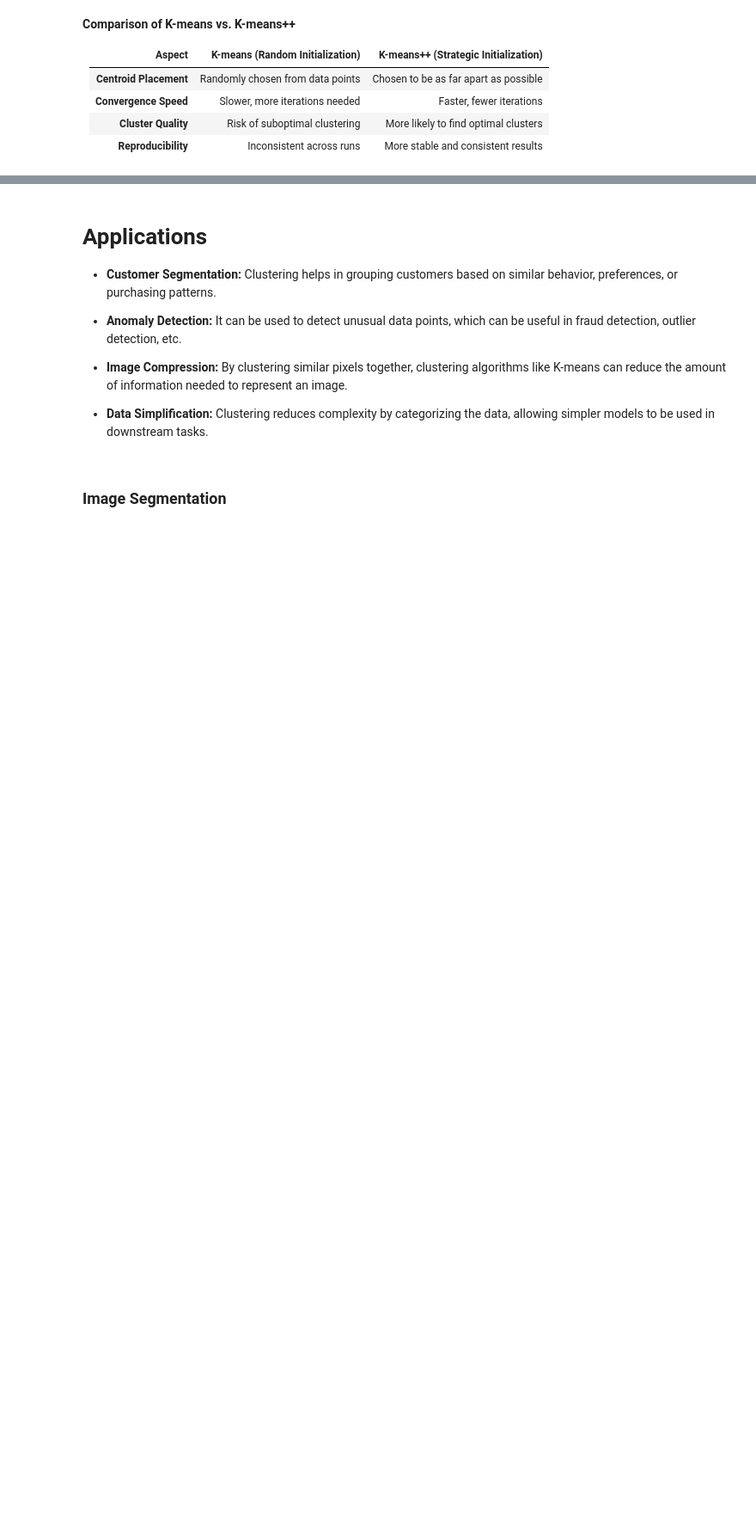
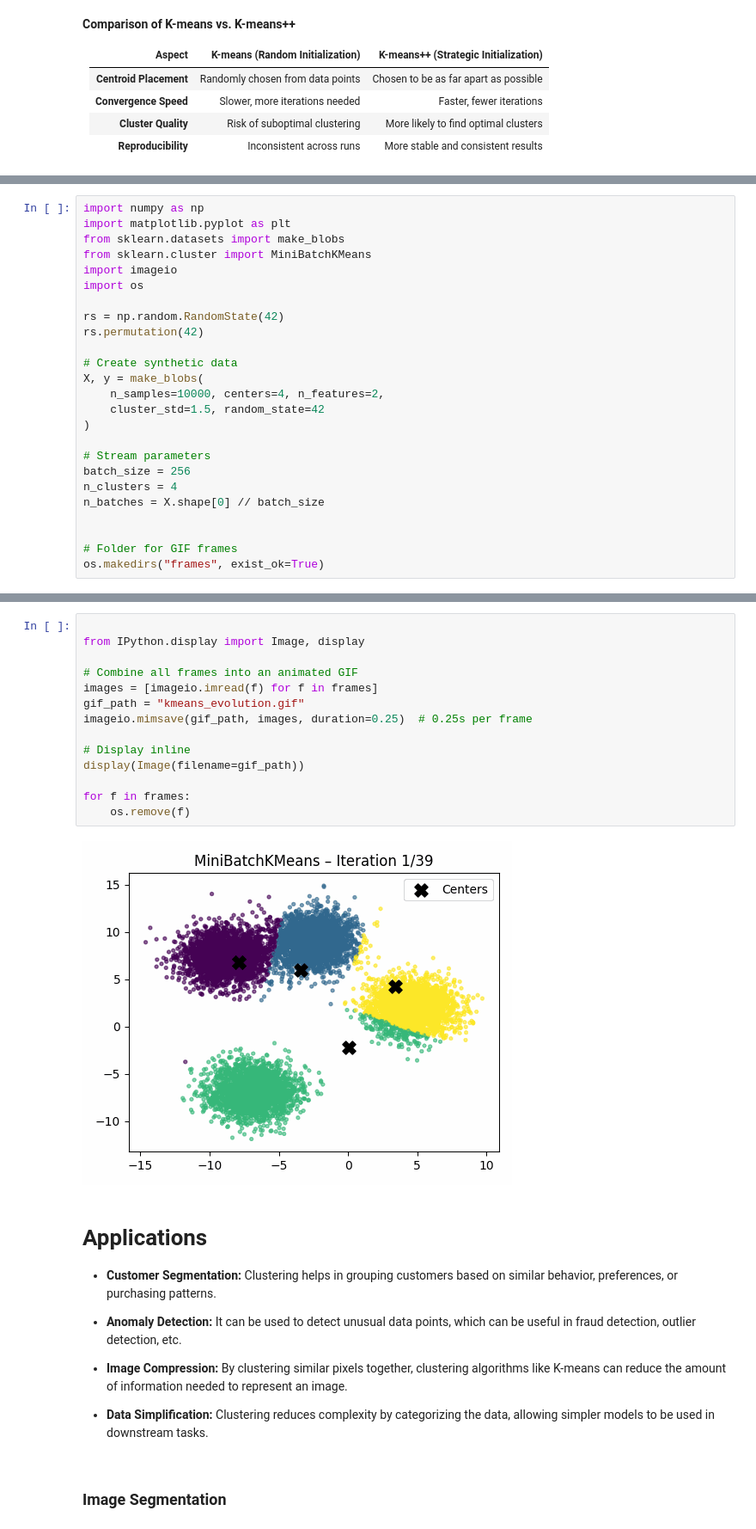
Before and after one commit to SharifiZarchi/Introduction_to_Machine_Learning, a Jupyter notebook: Jupyter_Notebooks/Chapter_02_Unsupervised_Learning/Clustering/Clustering.ipynb, the cells around one changed output, grey strips where cells are left out. Shown at 86% size. Cells and saved outputs as stored; diff of their text form; blank space fills up the shorter version.

Commit message:
Updated Clustering Notebook

```diff
--- a/Jupyter_Notebooks/Chapter_02_Unsupervised_Learning/Clustering/Clustering.ipynb
+++ b/Jupyter_Notebooks/Chapter_02_Unsupervised_Learning/Clustering/Clustering.ipynb
@@ -691,0 +708,25 @@ K-means++ Initialization Animation:
+# %%
+import numpy as np
+import matplotlib.pyplot as plt
+from sklearn.datasets import make_blobs
+from sklearn.cluster import MiniBatchKMeans
+import imageio
+import os
+
+rs = np.random.RandomState(42)
+rs.permutation(42)
+
+# Create synthetic data
+X, y = make_blobs(
+    n_samples=10000, centers=4, n_features=2,
+    cluster_std=1.5, random_state=42
+)
+
+# Stream parameters
+batch_size = 256
+n_clusters = 4
+n_batches = X.shape[0] // batch_size
+
+
+# Folder for GIF frames
+os.makedirs("frames", exist_ok=True)
@@ -692,3 +768,19 @@ K-means++ Initialization Animation:
+# %%
+
+from IPython.display import Image, display
+
+# Combine all frames into an animated GIF
+images = [imageio.imread(f) for f in frames]
+gif_path = "kmeans_evolution.gif"
+imageio.mimsave(gif_path, images, duration=0.25)  # 0.25s per frame
+
+# Display inline
+display(Image(filename=gif_path))
+
+for f in frames:
+    os.remove(f)
+# %% [output]
+[figure, added]
 # %% [markdown]
 # Applications
 
```
Also changed, not shown: parts of 12 cells of this notebook.
